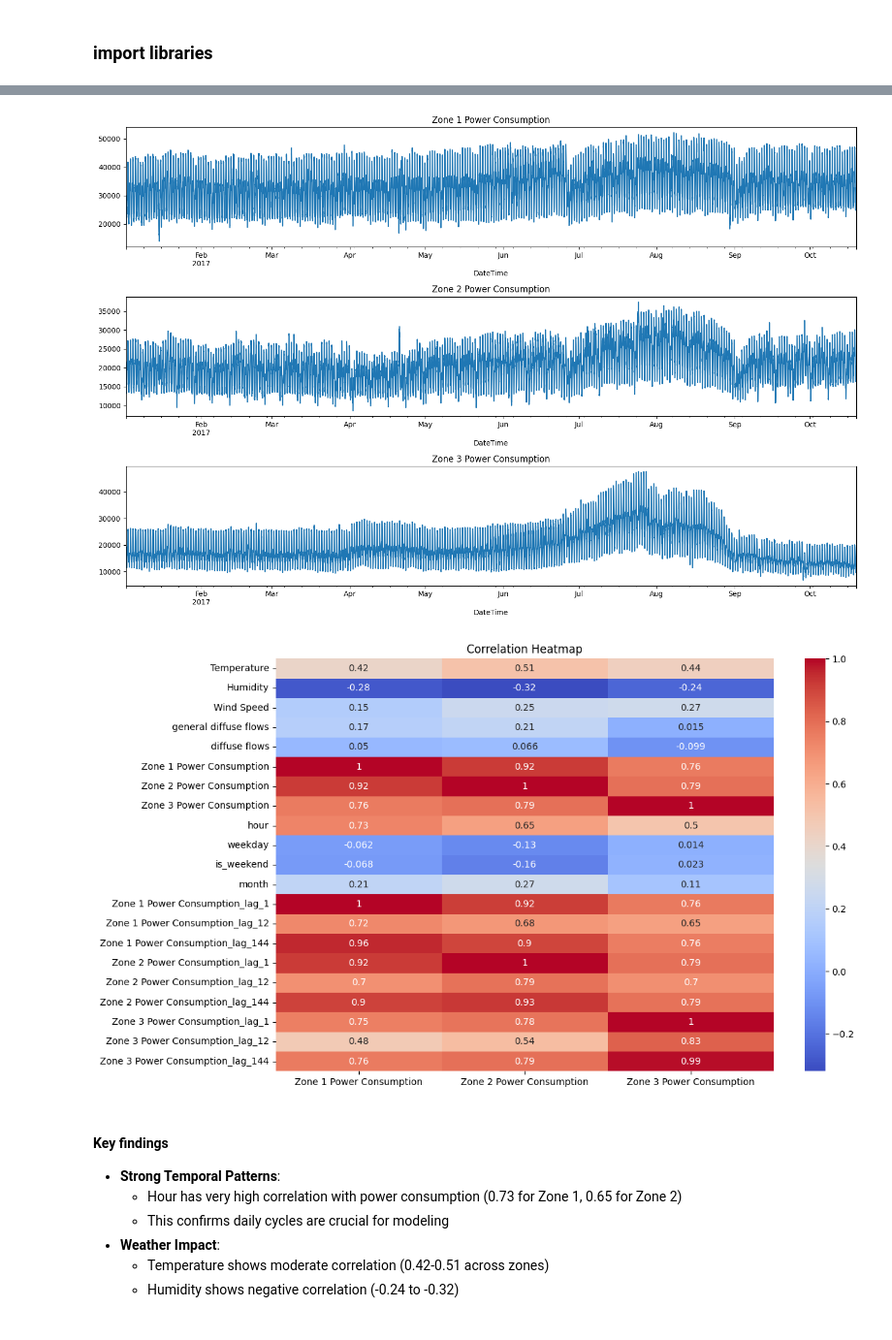
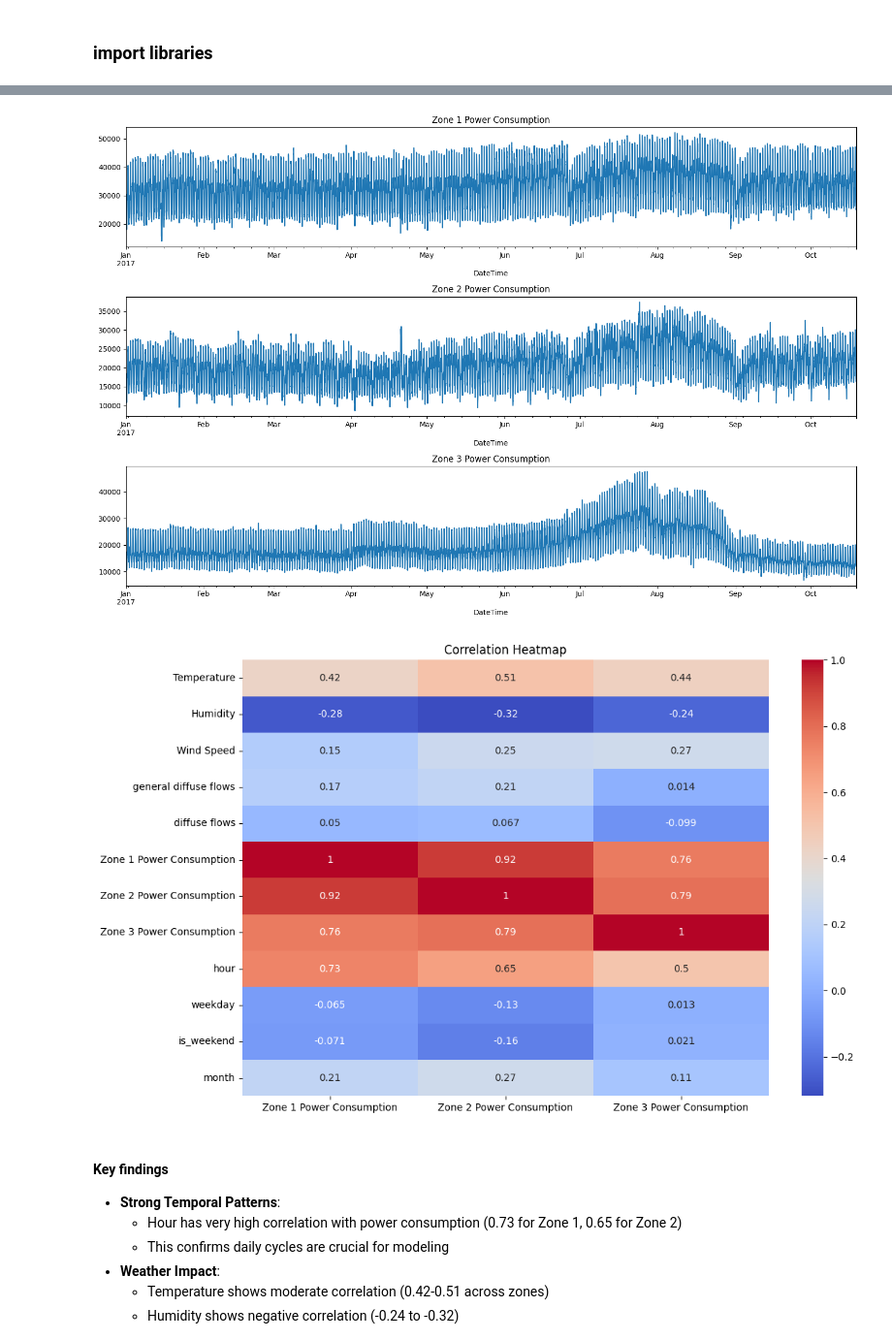
Before and after one commit to TeslimAdeyanju/4-MyCollabrative-Project-SDS-CP036-powercast, a Jupyter notebook: beginner/submissions/team-members/anis-batliwala/week-2/sarimax-model.ipynb, the cells around one changed output, grey strips where cells are left out. Shown at 97% size. Saved outputs shown, nothing was run; the diff lists cells and outputs as text; code cells hidden in the pictures.

```diff
--- a/beginner/submissions/team-members/anis-batliwala/week-2/sarimax-model.ipynb
+++ b/beginner/submissions/team-members/anis-batliwala/week-2/sarimax-model.ipynb
@@ -40,12 +43,6 @@ zones = [
     'Zone 3 Power Consumption'
 ]
 
-lags = [1, 12, 144]
-for zone in zones:
-    for lag in lags:
-        dataset[f'{zone}_lag_{lag}'] = dataset[zone].shift(lag)
-
-dataset = dataset.dropna()
 
 # Chronological split
 dataset_train, dataset_test = chronological_train_test_split(dataset, train_ratio=0.8, val_ratio=None)
@@ -92,5 +89,5 @@ Test period: 2017-10-19 09:30:00 to 2017-12-30 23:50:00
-[figure, old version]
+[figure, new version]
-[figure, old version]
+[figure, new version]
 # %% [markdown]
 #### Key findings
 - **Strong Temporal Patterns**:
```
Also changed, not shown: parts of 6 cells of this notebook.
